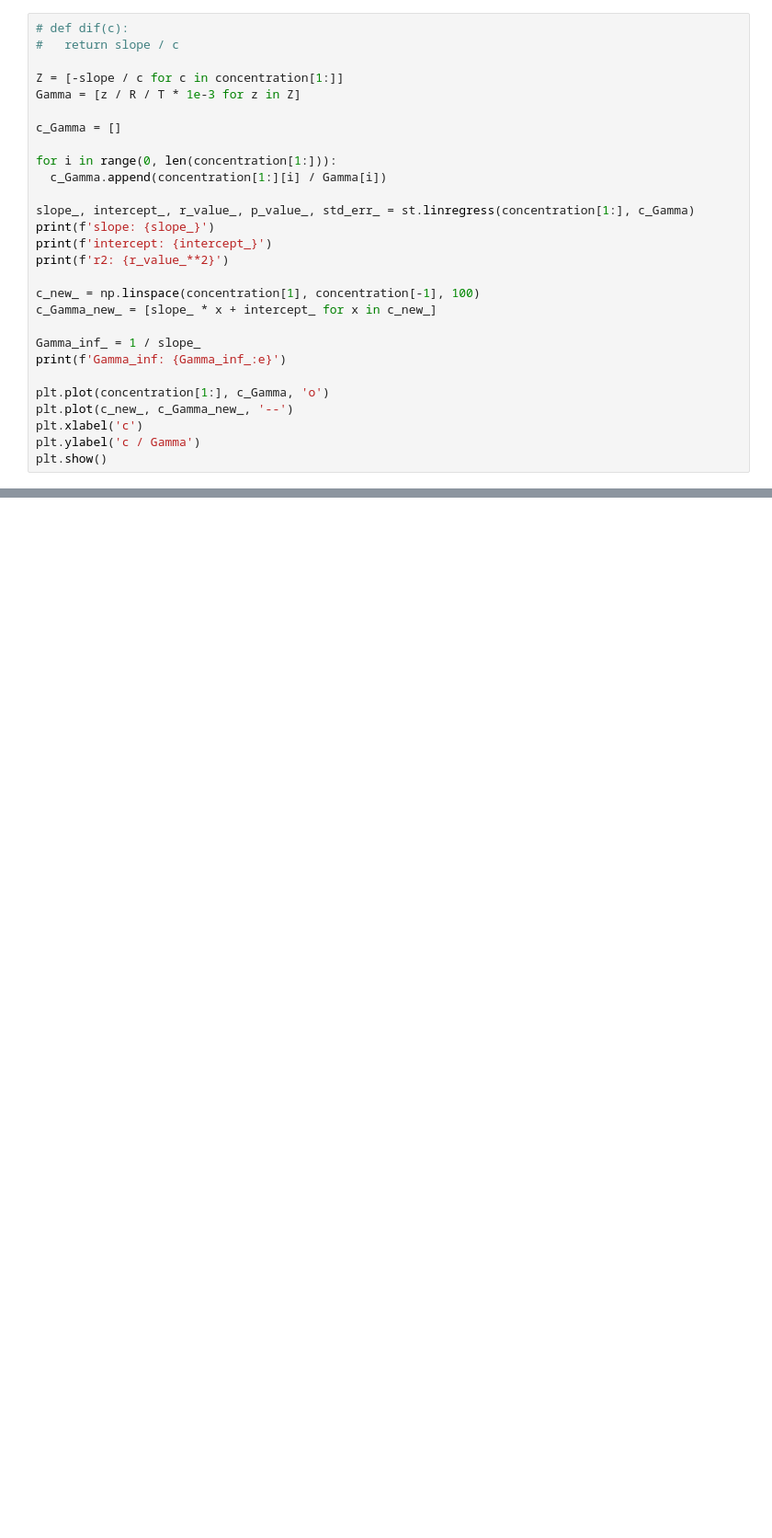
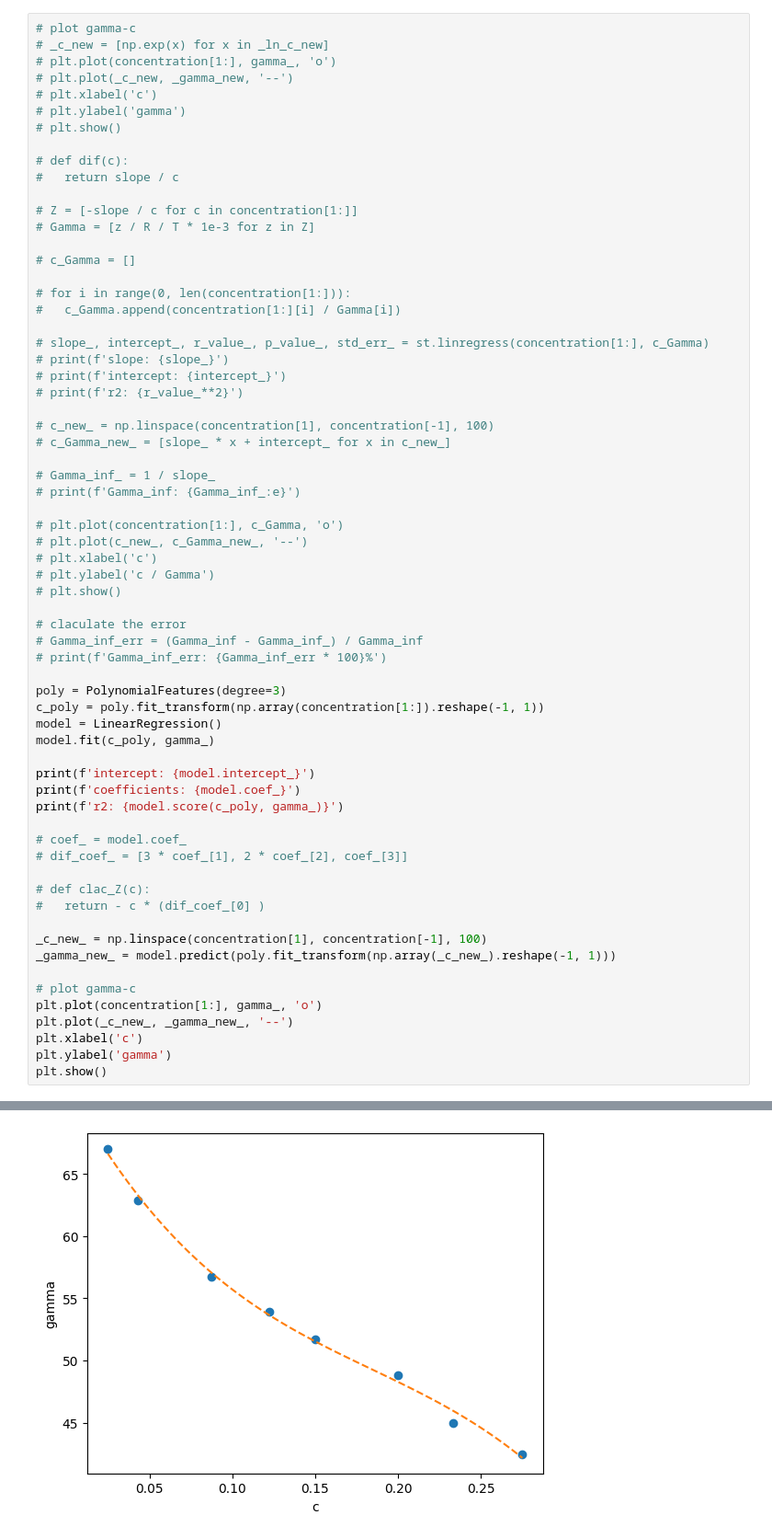
Before and after one commit to chillcicada/MySchoolwork, a Jupyter notebook: src/others/src/surface_adsorption.ipynb, the cells around one changed output, grey strips where cells are left out. Shown: that part at 92% size. Saved outputs shown, nothing was run; the diff lists cells and outputs as text; blank space fills up the shorter version.

```diff
--- a/src/others/src/surface_adsorption.ipynb
+++ b/src/others/src/surface_adsorption.ipynb
@@ -94,28 +109,66 @@ plt.show()
 # %%
+# plot gamma-c
+# _c_new = [np.exp(x) for x in _ln_c_new]
+# plt.plot(concentration[1:], gamma_, 'o')
+# plt.plot(_c_new, _gamma_new, '--')
+# plt.xlabel('c')
+# plt.ylabel('gamma')
+# plt.show()
+
 # def dif(c):
 #   return slope / c
 
-Z = [-slope / c for c in concentration[1:]]
-Gamma = [z / R / T * 1e-3 for z in Z]
+# Z = [-slope / c for c in concentration[1:]]
+# Gamma = [z / R / T * 1e-3 for z in Z]
 
-c_Gamma = []
+# c_Gamma = []
 
-for i in range(0, len(concentration[1:])):
-  c_Gamma.append(concentration[1:][i] / Gamma[i])
+# for i in range(0, len(concentration[1:])):
+#   c_Gamma.append(concentration[1:][i] / Gamma[i])
 
-slope_, intercept_, r_value_, p_value_, std_err_ = st.linregress(concentration[1:], c_Gamma)
-print(f'slope: {slope_}')
-print(f'intercept: {intercept_}')
-print(f'r2: {r_value_**2}')
+# slope_, intercept_, r_value_, p_value_, std_err_ = st.linregress(concentration[1:], c_Gamma)
+# print(f'slope: {slope_}')
+# print(f'intercept: {intercept_}')
+# print(f'r2: {r_value_**2}')
 
-c_new_ = np.linspace(concentration[1], concentration[-1], 100)
-c_Gamma_new_ = [slope_ * x + intercept_ for x in c_new_]
+# c_new_ = np.linspace(concentration[1], concentration[-1], 100)
+# c_Gamma_new_ = [slope_ * x + intercept_ for x in c_new_]
 
-Gamma_inf_ = 1 / slope_
-print(f'Gamma_inf: {Gamma_inf_:e}')
+# Gamma_inf_ = 1 / slope_
+# print(f'Gamma_inf: {Gamma_inf_:e}')
 
-plt.plot(concentration[1:], c_Gamma, 'o')
-plt.plot(c_new_, c_Gamma_new_, '--')
+# plt.plot(concentration[1:], c_Gamma, 'o')
+# plt.plot(c_new_, c_Gamma_new_, '--')
+# plt.xlabel('c')
+# plt.ylabel('c / Gamma')
+# plt.show()
+
+# claculate the error
+# Gamma_inf_err = (Gamma_inf - Gamma_inf_) / Gamma_inf
+# print(f'Gamma_inf_err: {Gamma_inf_err * 100}%')
+
+poly = PolynomialFeatures(degree=3)
+c_poly = poly.fit_transform(np.array(concentration[1:]).reshape(-1, 1))
+model = LinearRegression()
+model.fit(c_poly, gamma_)
+
+print(f'intercept: {model.intercept_}')
+print(f'coefficients: {model.coef_}')
+print(f'r2: {model.score(c_poly, gamma_)}')
+
+# coef_ = model.coef_
+# dif_coef_ = [3 * coef_[1], 2 * coef_[2], coef_[3]]
+
+# def clac_Z(c):
+#   return - c * (dif_coef_[0] )
+
+_c_new_ = np.linspace(concentration[1], concentration[-1], 100)
+_gamma_new_ = model.predict(poly.fit_transform(np.array(_c_new_).reshape(-1, 1)))
+
+# plot gamma-c
+plt.plot(concentration[1:], gamma_, 'o')
+plt.plot(_c_new_, _gamma_new_, '--')
 plt.xlabel('c')
-plt.ylabel('c / Gamma')
+plt.ylabel('gamma')
 plt.show()
+# %% [output]
@@ -121,0 +178 @@ plt.show()
+[figure, added]
```
Also changed, not shown: parts of 7 cells of this notebook, 13 other files.
